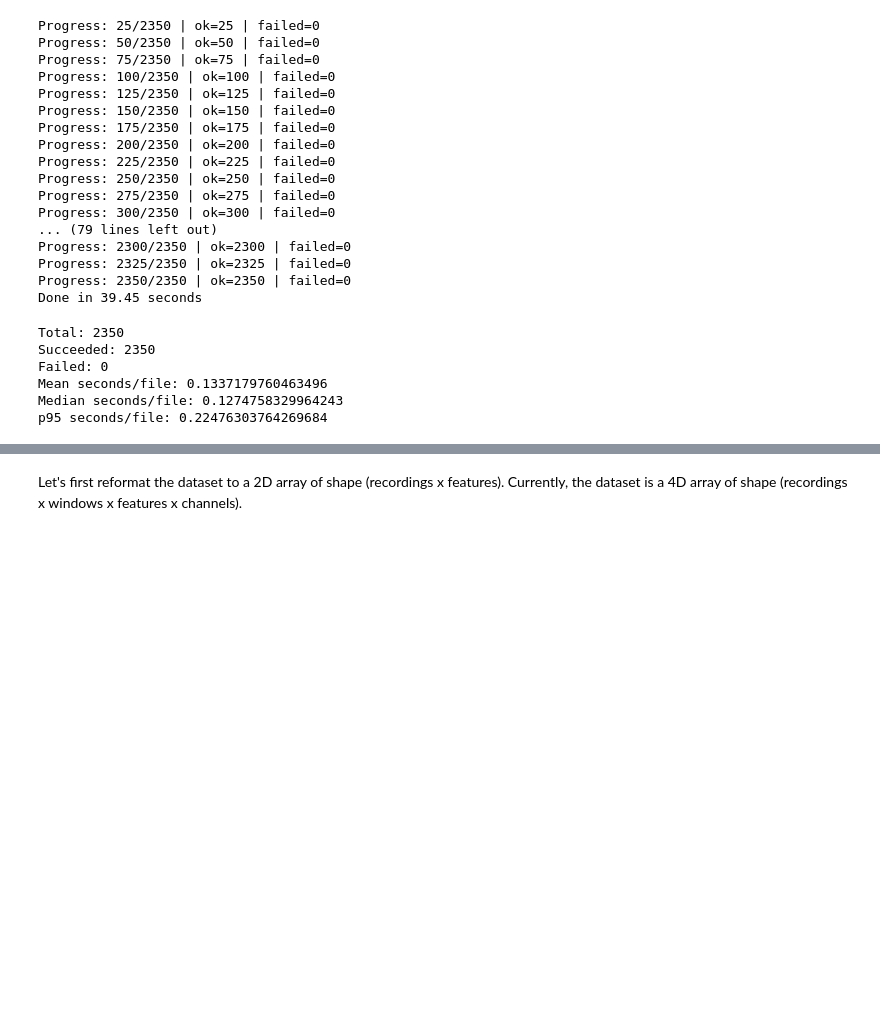
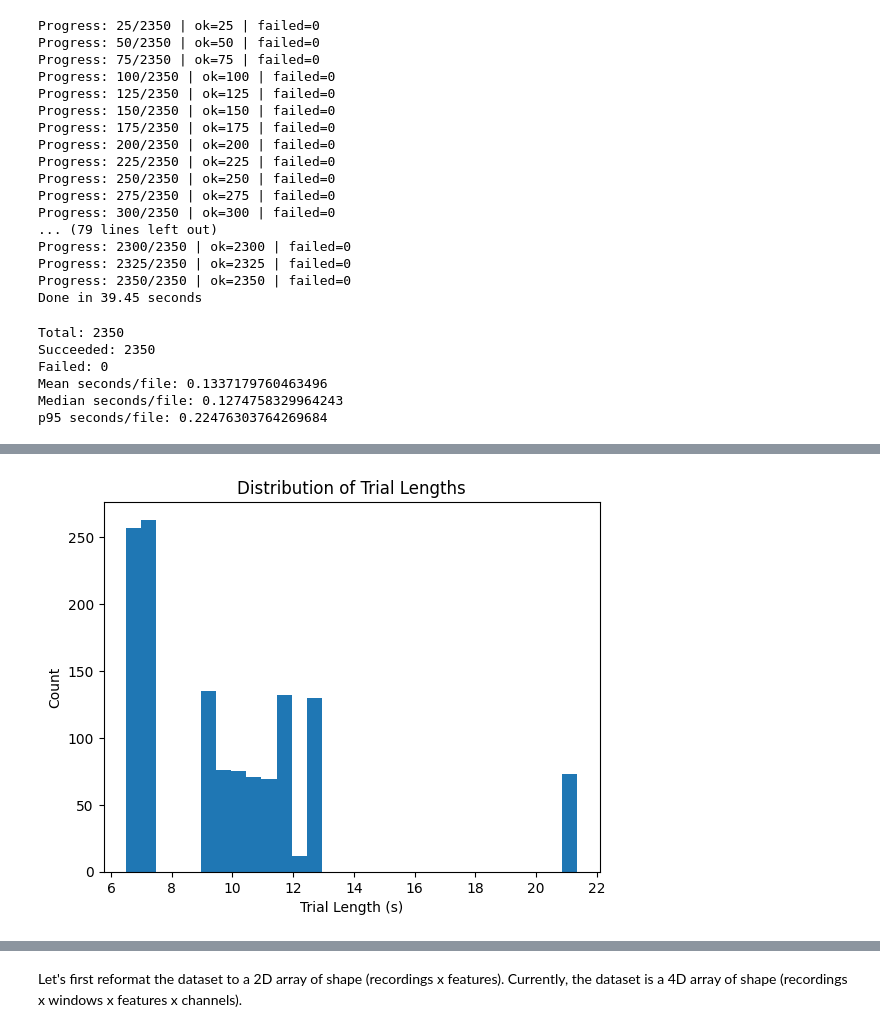
Before and after one commit to ConnorIrvine/Gesture-Recognition, a Jupyter notebook: dataset_cleaning/data_analysis.ipynb, the cells around one changed output, grey strips where cells are left out. Saved outputs shown, nothing was run; the diff lists cells and outputs as text; code cells hidden in the pictures; blank space fills up the shorter version.

Commit message:
trial length distribution plots, added SVM classified by window

```diff
--- a/dataset_cleaning/data_analysis.ipynb
+++ b/dataset_cleaning/data_analysis.ipynb
@@ -354,0 +446,85 @@ def spectral_spread(data):
+# %%
+# =====================================================
+# 1. Distribution of trial lengths (overall)
+# =====================================================
+plt.figure()
+plt.hist(df['trial_length'], bins=30)
+plt.xlabel('Trial Length (s)')
+plt.ylabel('Count')
+plt.title('Distribution of Trial Lengths')
+plt.show()
+
+# =====================================================
+# 2. Distribution of trial lengths by movement & speed
+# =====================================================
+
+# fast plot
+plt.figure()
+subset = df[df['speed'] == 'fast']
+
+for movement in subset['movement'].unique():
+    data = subset[subset['movement'] == movement]['trial_length']
+    plt.hist(data, bins=20, alpha=0.5, label=str(movement))
+
+plt.xlabel('Trial Length (s)')
+plt.ylabel('Count')
+plt.title(f'Trial Length Distribution – Speed: fast')
+plt.legend(title='Movement')
+plt.show()
+
+# slow plot
+plt.figure()
+subset = df[df['speed'] == 'slow']
+
+for movement in subset['movement'].unique():
+    data = subset[subset['movement'] == movement]['trial_length']
+    plt.hist(data, bins=20, alpha=0.5, label=str(movement))
+
+plt.xlabel('Trial Length (s)')
+plt.ylabel('Count')
+plt.title(f'Trial Length Distribution – Speed: slow')
+plt.legend(title='Movement')
+plt.show()
+
+# =====================================================
+# 3. Distribution of label lengths (overall)
+# =====================================================
+plt.figure()
+plt.hist(df['labelled_region_length'], bins=30)
+plt.xlabel('Labelled Region Length (s)')
+plt.ylabel('Count')
+plt.title('Distribution of Labelled Region Lengths')
+plt.show()
+
+# =====================================================
+# 4. Distribution of trial lengths by movement & speed
+# =====================================================
+# fast plot
+plt.figure()
+subset = df[df['speed'] == 'fast']
+
+for movement in subset['movement'].unique():
+    data = subset[subset['movement'] == movement]['labelled_region_length']
+    plt.hist(data, bins=20, alpha=0.5, label=str(movement))
+
+plt.xlabel('Labelled Region Length (s)')
+plt.ylabel('Count')
+plt.title(f'Labelled Region Length Distribution – Speed: fast')
+plt.legend(title='Movement')
+plt.show()
+
+# slow plot
+plt.figure()
+subset = df[df['speed'] == 'slow']
+
+for movement in subset['movement'].unique():
+    data = subset[subset['movement'] == movement]['labelled_region_length']
+    plt.hist(data, bins=20, alpha=0.5, label=str(movement))
+
+plt.xlabel('Labelled Region Length (s)')
+plt.ylabel('Count')
+plt.title(f'Labelled Region Length Distribution – Speed: slow')
+plt.legend(title='Movement')
+plt.show()
+# %% [output]
+[figure, added]
```
Also changed, not shown: parts of 14 cells of this notebook.
